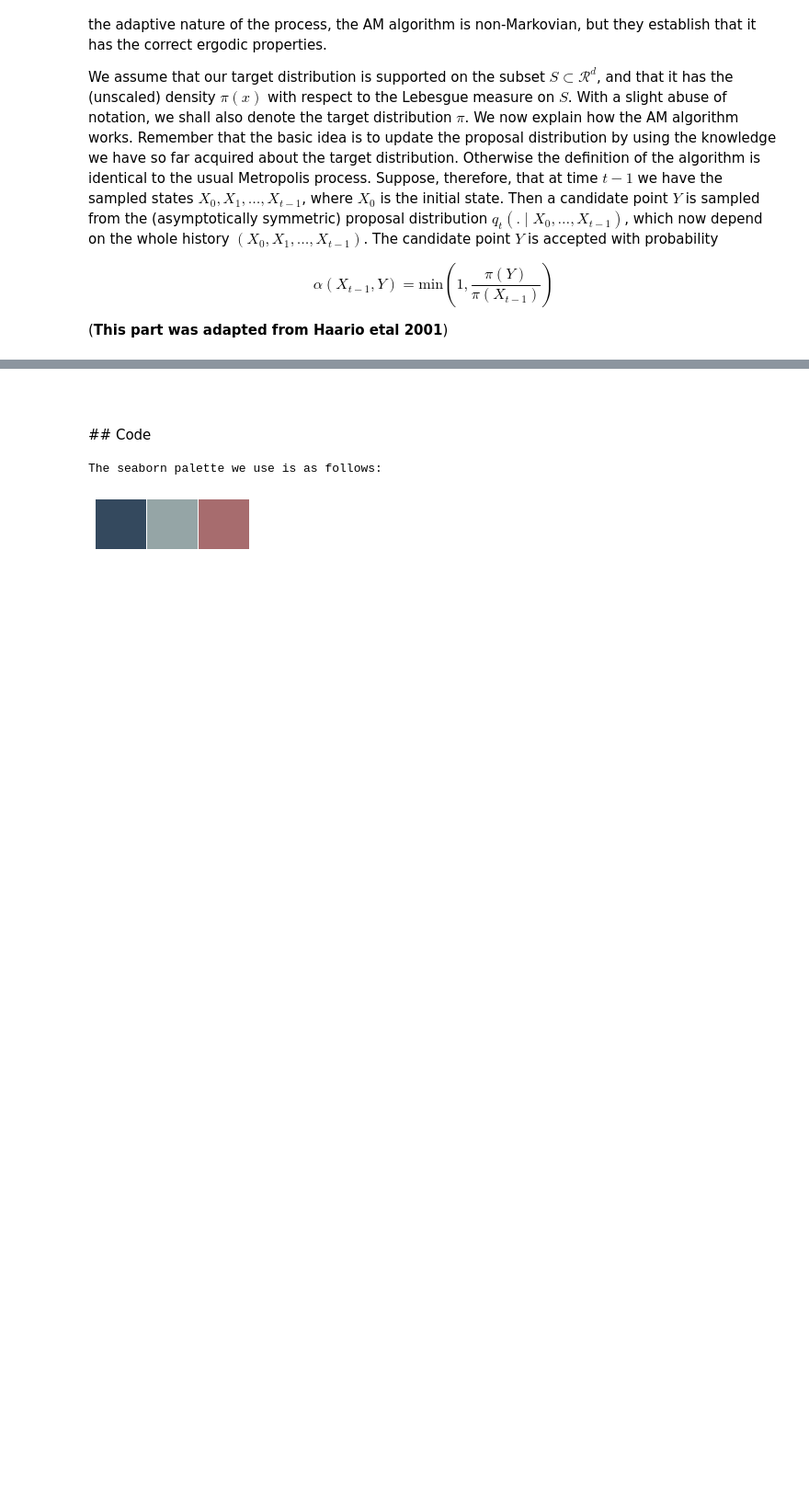
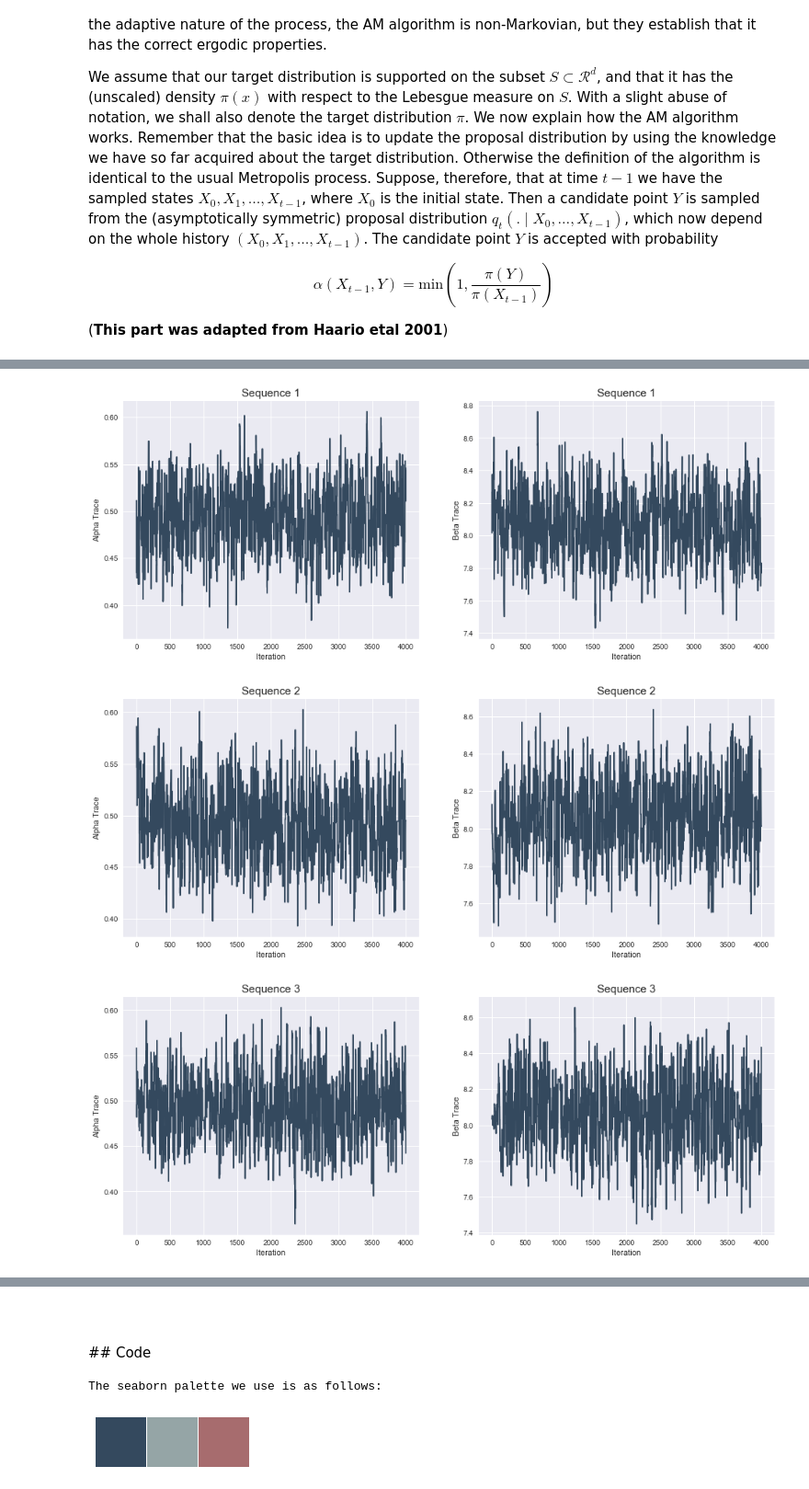
Before and after one commit to MingxuanZhang/MCMC_Tutorial, a Jupyter notebook: mcmc_tutorial.ipynb, the cells around one changed output, grey strips where cells are left out. Shown at 92% size. Drawn from its saved outputs; the diff is of its cells as text; code cells hidden in the pictures; blank space fills up the shorter version.

```diff
--- a/mcmc_tutorial.ipynb
+++ b/mcmc_tutorial.ipynb
@@ -577,0 +574,6 @@ plt.show()
+# %%
+plot(alphas, betas)
+# %% [output]
+[figure, added]
+[figure, added]
+[figure, added]
```
Also changed, not shown: parts of 15 cells of this notebook, 4 other files.
